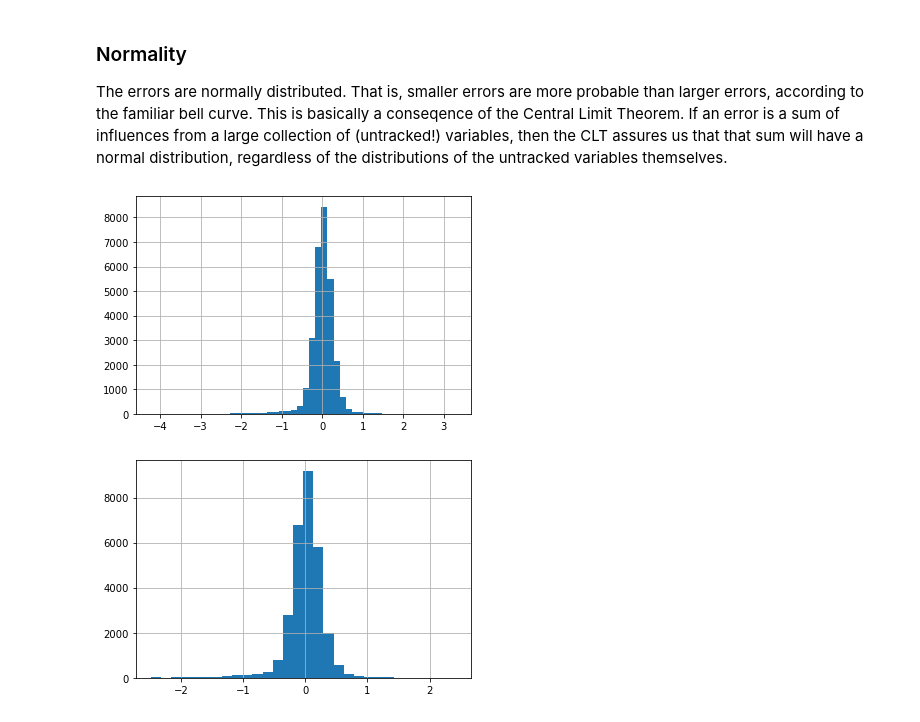
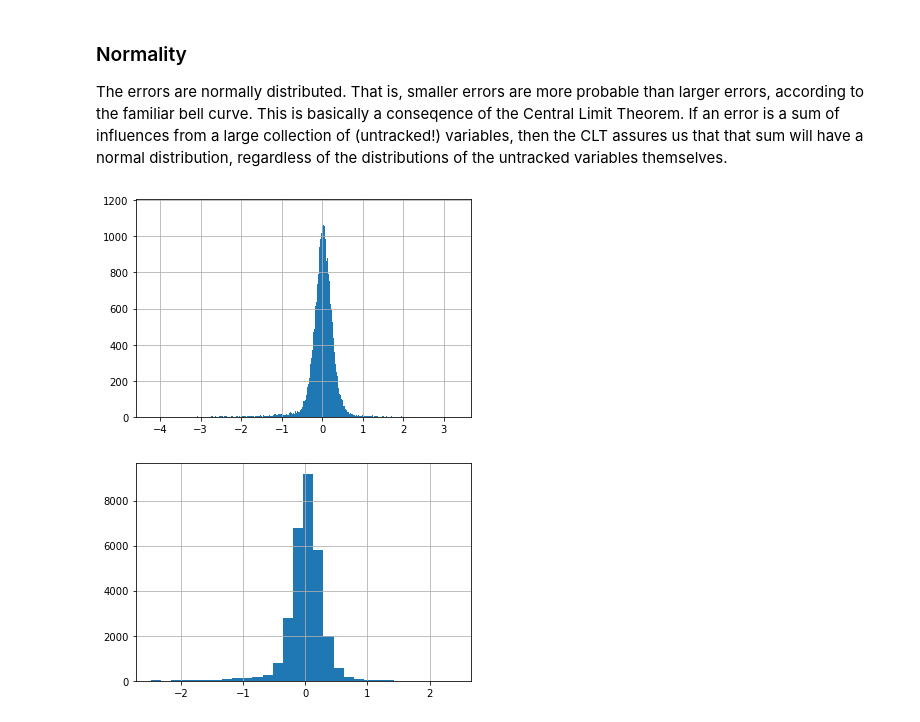
Before and after one commit to vladiseki/Housing_Prices_P2_Project, a Jupyter notebook: Final_notebook.ipynb, the cells around one changed output. Drawn from its saved outputs; the diff is of its cells as text; code cells hidden in the pictures.

```diff
--- a/Final_notebook.ipynb
+++ b/Final_notebook.ipynb
@@ -513,12 +515,12 @@ X_final_3 = cat_df.drop(columns=['id', 'price', 'yr_sold'])
 # %%
 scaler = StandardScaler()
 # %%
-scaler.fit(X_final_3)
+scaler.fit(X_final)
 # %% [output]
 StandardScaler()
 # %%
-scaler.fit_transform(X_final_3)
-X_final_3.describe()
+scaler.fit_transform(X_final)
+X_final.describe()
 # %% [output]
 |  | bedrooms | bathrooms | sqft_living | view_AVERAGE | view_EXCELLENT | view_FAIR | view_GOOD | ... |
 | count | 29,244.00 | 29,244.00 | 29,244.00 | 29,244.00 | 29,244.00 | 29,244.00 | 29,244.00 | ... |
@@ -531,7 +533,7 @@ X_final_3.describe()
 | max | 13.00 | 10.50 | 15,360.00 | 1.00 | 1.00 | 1.00 | 1.00 | ... |
 8 rows × 109 columns
 # %%
-final_model = sm.OLS(endog=y_scld, exog=sm.add_constant(X_final_3))
+final_model = sm.OLS(endog=y_scld, exog=sm.add_constant(X_final))
 final_results = final_model.fit()
 final_results.summary()
 # %% [output]
@@ -574,7 +576,7 @@ strong multicollinearity or other numerical problems.
 # %%
 # linearity
 
-final_model_preds = final_results.predict(sm.add_constant(X_final_3))
+final_model_preds = final_results.predict(sm.add_constant(X_final))
 # resid = error (differecne from real points (y) to predict points (preds))
 final_resids = y_scld - final_model_preds
 
@@ -584,6 +586,9 @@ ax.scatter(final_model_preds, final_resids)
 ax.set_xlabel('predicted housing prices log')
 ax.set_ylabel('residual_log')
 plt.suptitle('Residuals Vs. Predictions');
+
+#Negative means overestimating, diff between actual and pred
+#Positive means underestimating,
 # %% [output]
 [figure]
 # %%
@@ -603,9 +608,9 @@ dw(final_resids)
 ### Normality
 The errors are normally distributed. That is, smaller errors are more probable than larger errors, according to the familiar bell curve. This is basically a conseqence of the Central Limit Theorem. If an error is a sum of influences from a large collection of (untracked!) variables, then the CLT assures us that that sum will have a normal distribution, regardless of the distributions of the untracked variables themselves.
 # %%
-final_resids.hist(bins=50);
+final_resids.hist(bins='auto');
 # %% [output]
-[figure, old version]
+[figure, new version]
 # %%
 # To eliminate the outliers from the plot we might try zooming in on the center:
 final_resids[abs(final_resids) < 2.5].hist(bins=30);
```
Also changed, not shown: parts of 32 cells of this notebook.
